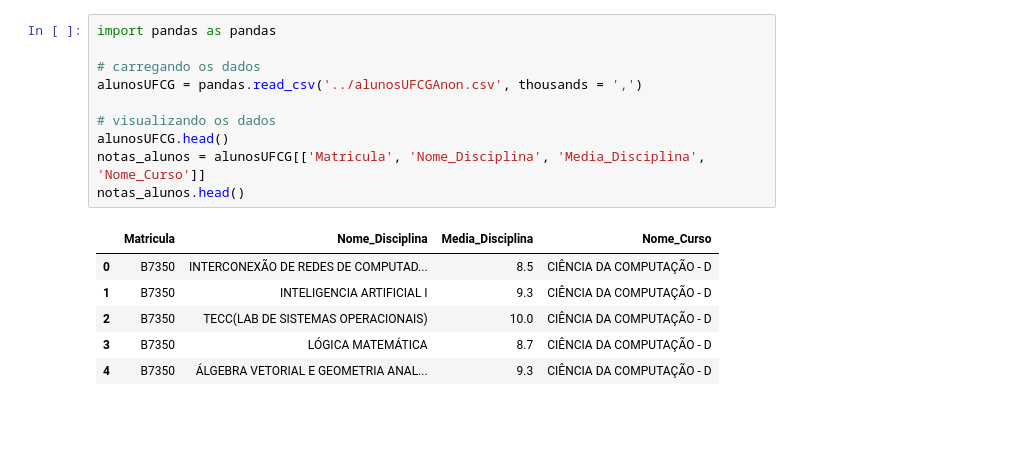
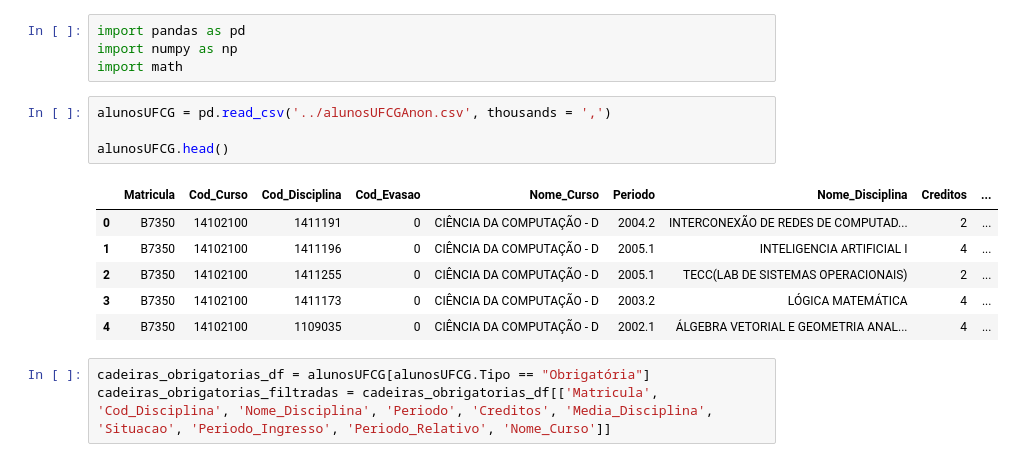
Before and after one commit to Docinho/PIBIC, a Jupyter notebook: analise3pibic/CFgeral.ipynb, the cells around one changed output. Saved outputs shown, nothing was run; the diff lists cells and outputs as text; blank space fills up the shorter version.

```diff
--- a/analise3pibic/CFgeral.ipynb
+++ b/analise3pibic/CFgeral.ipynb
@@ -1,20 +1,21 @@
-# %%
-import pandas as pandas
-
-# carregando os dados
-alunosUFCG = pandas.read_csv('../alunosUFCGAnon.csv', thousands = ',')
-
-# visualizando os dados
-alunosUFCG.head()
-notas_alunos = alunosUFCG[['Matricula', 'Nome_Disciplina', 'Media_Disciplina', 'Nome_Curso']]
-notas_alunos.head()
-# %% [output]
-|  | Matricula | Nome_Disciplina | Media_Disciplina | Nome_Curso |
-| 0 | B7350 | INTERCONEXÃO DE REDES DE COMPUTAD... | 8.5 | CIÊNCIA DA COMPUTAÇÃO - D |
-| 1 | B7350 | INTELIGENCIA ARTIFICIAL I | 9.3 | CIÊNCIA DA COMPUTAÇÃO - D |
-| 2 | B7350 | TECC(LAB DE SISTEMAS OPERACIONAIS) | 10.0 | CIÊNCIA DA COMPUTAÇÃO - D |
-| 3 | B7350 | LÓGICA MATEMÁTICA | 8.7 | CIÊNCIA DA COMPUTAÇÃO - D |
-| 4 | B7350 | ÁLGEBRA VETORIAL E GEOMETRIA ANAL... | 9.3 | CIÊNCIA DA COMPUTAÇÃO - D |
+# %%
+import pandas as pd
+import numpy as np
+import math
+# %%
+alunosUFCG = pd.read_csv('../alunosUFCGAnon.csv', thousands = ',')
+
+alunosUFCG.head()
+# %% [output]
+|  | Matricula | Cod_Curso | Cod_Disciplina | Cod_Evasao | Nome_Curso | Periodo | Nome_Disciplina | Creditos | ... |
+| 0 | B7350 | 14102100 | 1411191 | 0 | CIÊNCIA DA COMPUTAÇÃO - D | 2004.2 | INTERCONEXÃO DE REDES DE COMPUTAD... | 2 | ... |
+| 1 | B7350 | 14102100 | 1411196 | 0 | CIÊNCIA DA COMPUTAÇÃO - D | 2005.1 | INTELIGENCIA ARTIFICIAL I | 4 | ... |
+| 2 | B7350 | 14102100 | 1411255 | 0 | CIÊNCIA DA COMPUTAÇÃO - D | 2005.1 | TECC(LAB DE SISTEMAS OPERACIONAIS) | 2 | ... |
+| 3 | B7350 | 14102100 | 1411173 | 0 | CIÊNCIA DA COMPUTAÇÃO - D | 2003.2 | LÓGICA MATEMÁTICA | 4 | ... |
+| 4 | B7350 | 14102100 | 1109035 | 0 | CIÊNCIA DA COMPUTAÇÃO - D | 2002.1 | ÁLGEBRA VETORIAL E GEOMETRIA ANAL... | 4 | ... |
+# %%
+cadeiras_obrigatorias_df = alunosUFCG[alunosUFCG.Tipo == "Obrigatória"]
+cadeiras_obrigatorias_filtradas = cadeiras_obrigatorias_df[['Matricula', 'Cod_Disciplina', 'Nome_Disciplina', 'Periodo', 'Creditos', 'Media_Disciplina', 'Situacao', 'Periodo_Ingresso', 'Periodo_Relativo', 'Nome_Curso']]
 # %%
 # selecionando os cursos
 
```
Also changed, not shown: parts of 11 cells of this notebook, 1 other file.
